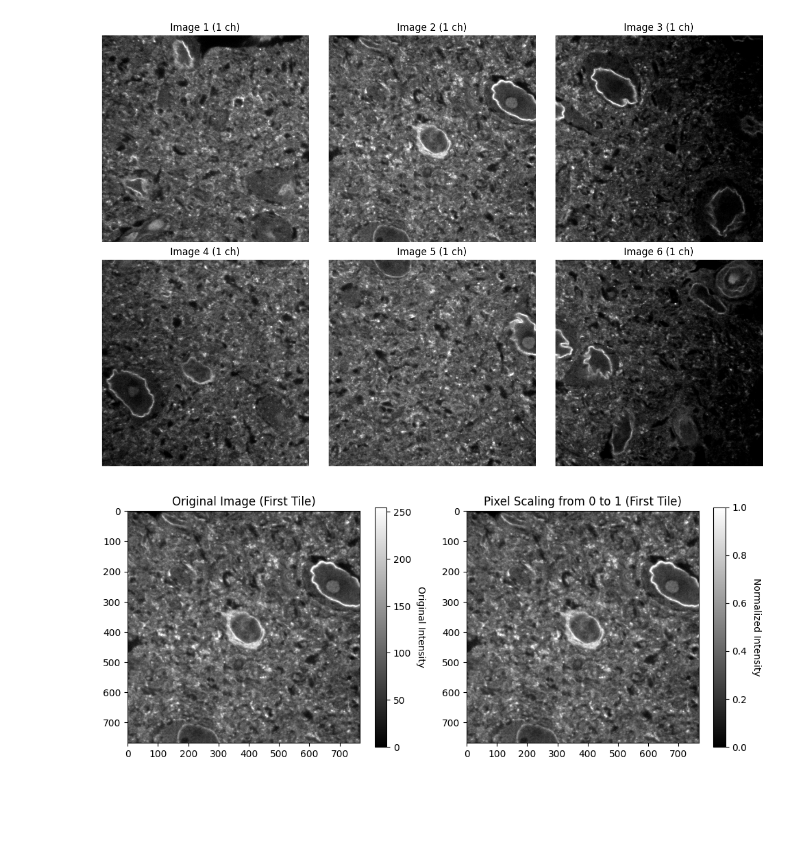
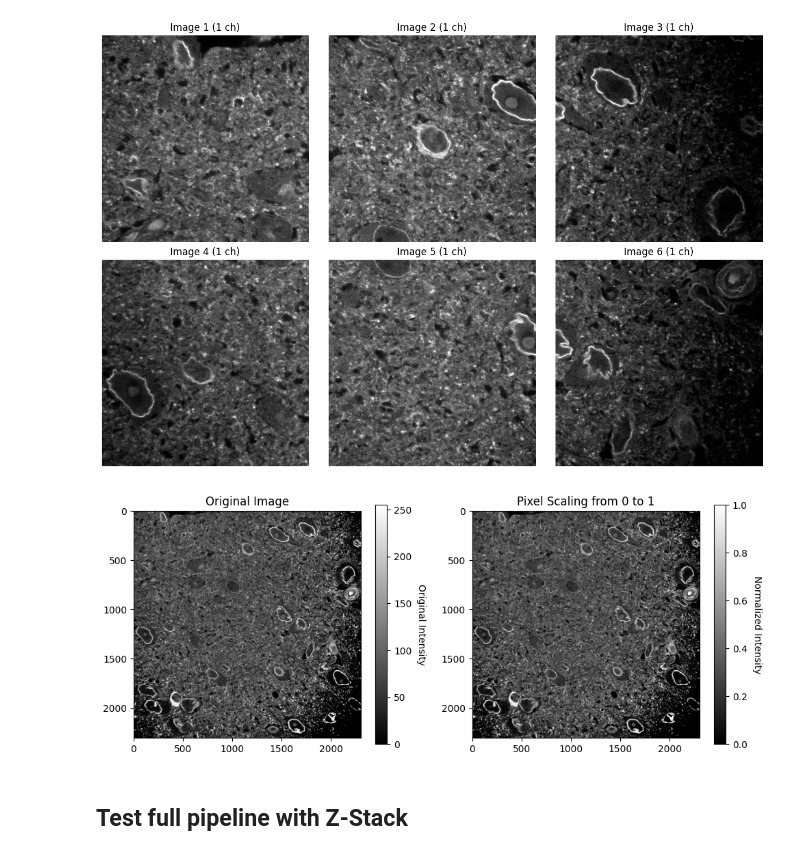
Before and after one commit to peneeta/neuro-ml-capstone, a Jupyter notebook: test_preprocessing.ipynb, the cells around one changed output. Cells and saved outputs as stored; diff of their text form; code cells hidden in the pictures; blank space fills up the shorter version.

```diff
--- a/test_preprocessing.ipynb
+++ b/test_preprocessing.ipynb
@@ -198,23 +198,25 @@ plt.show()
 [figure]
 # %%
 # test image normalization
-norm_img = NormalizeImageChannels(tiles)
+norm_img = NormalizeImageChannels(ff_corr)
 
 fig, axes = plt.subplots(1, 2, figsize=(10, 4))
 
 # --- Left: Original image ---
-im0 = axes[0].imshow(tiles[1], cmap='gray')
-axes[0].set_title("Original Image (First Tile)")
+im0 = axes[0].imshow(ff_corr, cmap='gray')
+axes[0].set_title("Original Image")
 cbar0 = fig.colorbar(im0, ax=axes[0])
 cbar0.set_label("Original Intensity", rotation=270, labelpad=15)
 
 # --- Right: Normalized image ---
-im1 = axes[1].imshow(norm_img[1], cmap='gray', vmin=0, vmax=1)
-axes[1].set_title("Pixel Scaling from 0 to 1 (First Tile)")
+im1 = axes[1].imshow(norm_img, cmap='gray', vmin=0, vmax=1)
+axes[1].set_title("Pixel Scaling from 0 to 1")
 cbar1 = fig.colorbar(im1, ax=axes[1])
 cbar1.set_label("Normalized Intensity", rotation=270, labelpad=15)
 
 plt.tight_layout()
 plt.show()
 # %% [output]
-[figure, old version]
+[figure, new version]
+# %% [markdown]
+## Test full pipeline with Z-Stack
```
Also changed, not shown: parts of 1 cell of this notebook, 5 other files.
